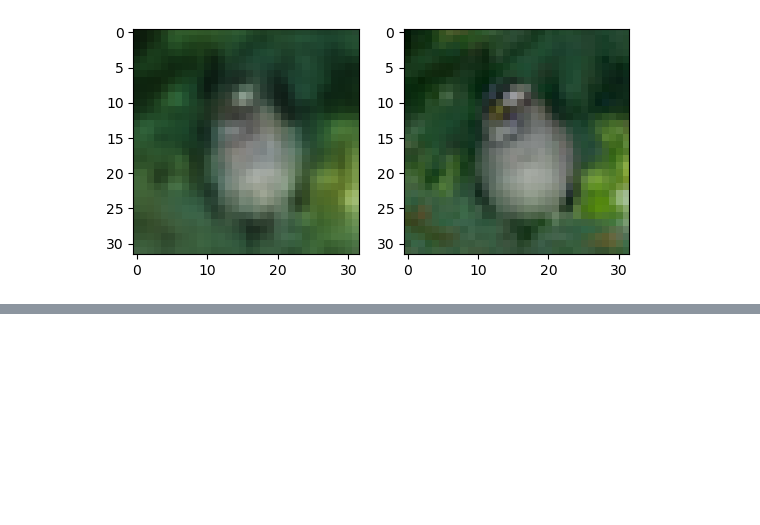
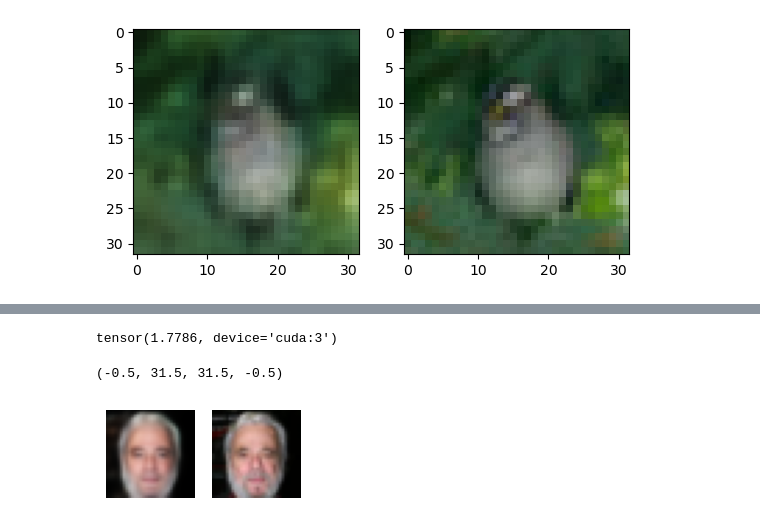
Before and after one commit to IDEALLab/Least_Volume_ICLR2024, a Jupyter notebook: notebook/image_reconstruction.ipynb, the cells around one changed output, grey strips where cells are left out. Saved outputs shown, nothing was run; the diff lists cells and outputs as text; code cells hidden in the pictures; blank space fills up the shorter version.

```diff
--- a/notebook/reconstruction_image_dp.ipynb
+++ b/notebook/image_reconstruction.ipynb
@@ -574,0 +577,3 @@ ax.imshow(cifar_test[i].detach().cpu())
+# %%
+celeb_train = torch.as_tensor(CelebAImages(True).images.data).to('cuda:3')
+celeb_test = torch.as_tensor(CelebAImages(False).images.data).to('cuda:3')
@@ -574,0 +584,14 @@ ax.imshow(cifar_test[i].detach().cpu())
+# %%
+path = '../saves/image/celeba/cv5/vol/vol_0.01_e1.0/'
+configs = read_configs('celeba_vol', src=path)
+ae = L1AE_BCE(configs, DCDiscriminator, TrueSNDCGeneratorSig, Adam).to('cuda:3')
+ae.load(path + 'celeba199.tar')
+
+ae.eval()
+
+# path = '../saves/image/celeba/cv0/vol/vol_0.003_e1.0/'
+# configs = read_configs('celeba_vol', src=path)
+# ae = VolumeAE_BCE(configs, DCDiscriminator, TrueSNDCGeneratorSig, Adam).to('cuda:0')
+# ae.load(path + 'celeba199.tar')
+
+# ae.eval()
@@ -574,0 +616,19 @@ ax.imshow(cifar_test[i].detach().cpu())
+# %%
+with torch.no_grad():
+    z = ae.encode(celeb_test)
+    rec = ae.decode(z)
+    print(l2_loss(rec, celeb_test))
+# %% [output]
+tensor(1.7786, device='cuda:3')
+# %%
+i= np.random.randint(len(celeb_test))
+fig = plt.figure(figsize=(2.5,1.5))
+ax = fig.add_subplot(1, 2, 1)
+ax.imshow(rec[i].permute(1, 2, 0).detach().cpu())
+plt.axis('off')
+ax = fig.add_subplot(1, 2, 2)
+ax.imshow(celeb_test[i].permute(1, 2, 0).detach().cpu())
+plt.axis('off')
+# %% [output]
+(-0.5, 31.5, 31.5, -0.5)
+[figure, added]
```
Also changed, not shown: parts of 5 cells of this notebook, 29 other files.
